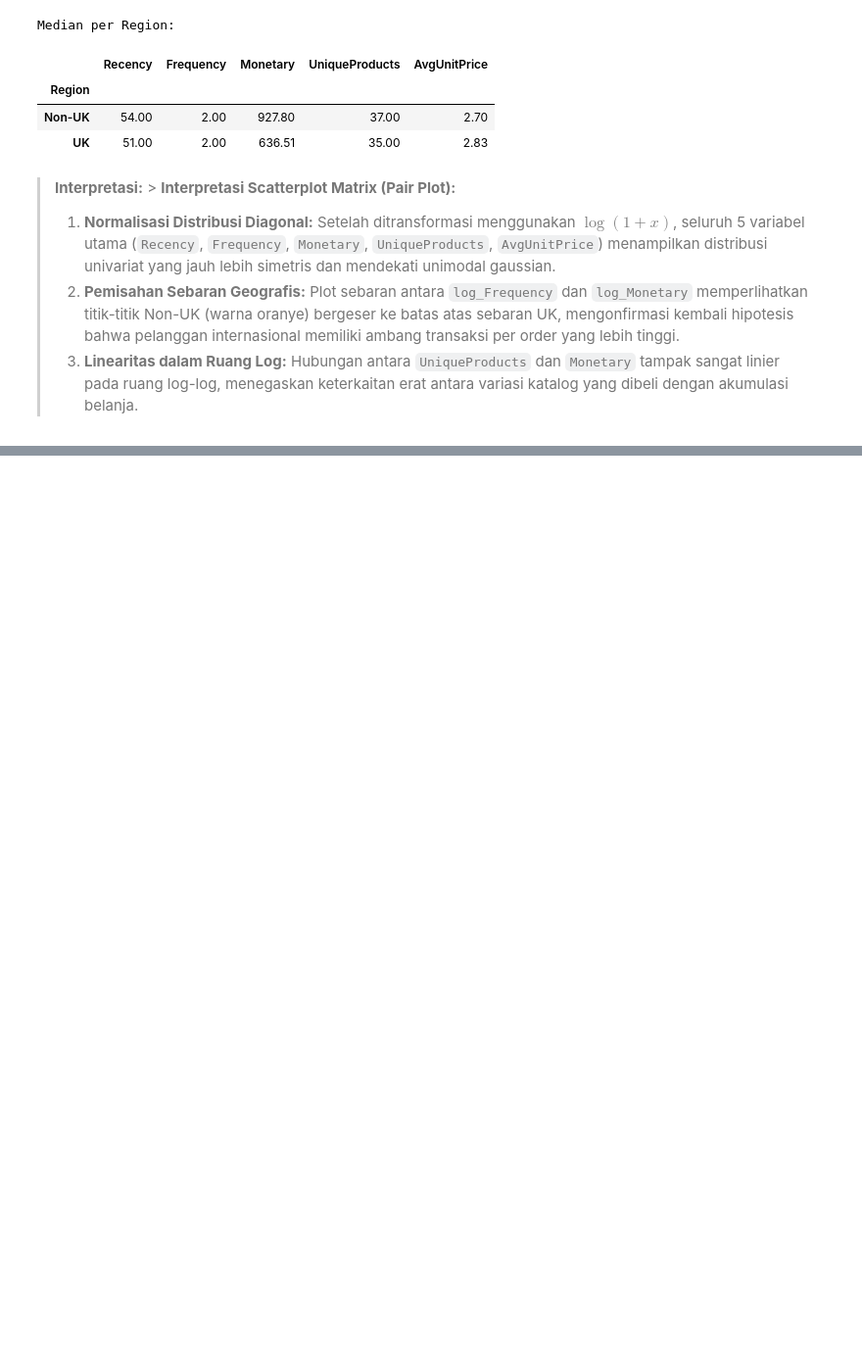
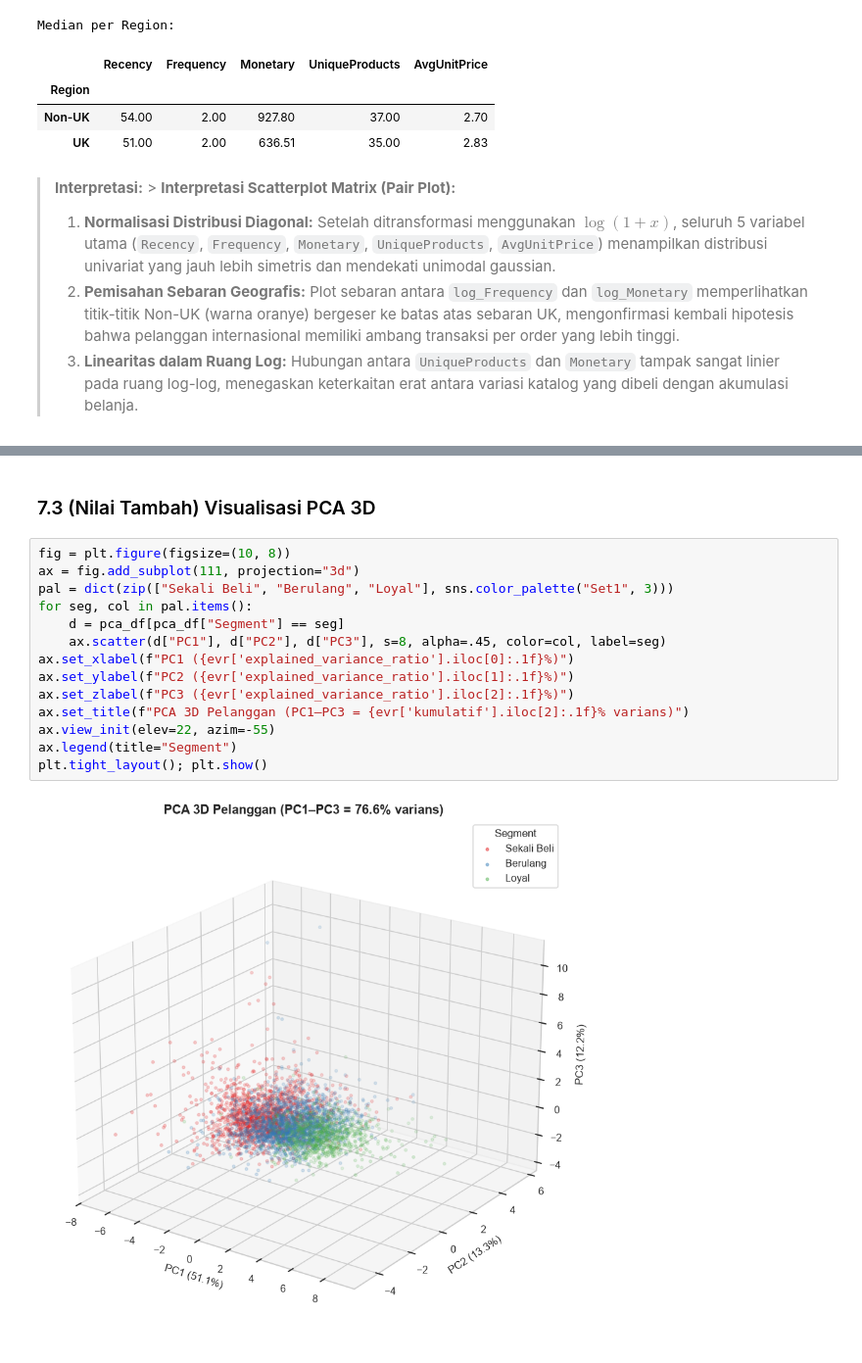
Before and after one commit to aulky/ml-visualisasidata-online-retail, a Jupyter notebook: Muhammad Aulia Muzzaki Nugraha_2311102051_TugasEDA.ipynb, the cells around one changed output, grey strips where cells are left out. Shown at 98% size. Saved outputs shown, nothing was run; the diff lists cells and outputs as text; blank space fills up the shorter version.

```diff
--- a/Muhammad Aulia Muzzaki Nugraha_2311102051_TugasEDA.ipynb
+++ b/Muhammad Aulia Muzzaki Nugraha_2311102051_TugasEDA.ipynb
@@ -1094,0 +1248,18 @@ Median per Region:
+# %% [markdown]
+### 7.3 (Nilai Tambah) Visualisasi PCA 3D
+# %%
+fig = plt.figure(figsize=(10, 8))
+ax = fig.add_subplot(111, projection="3d")
+pal = dict(zip(["Sekali Beli", "Berulang", "Loyal"], sns.color_palette("Set1", 3)))
+for seg, col in pal.items():
+    d = pca_df[pca_df["Segment"] == seg]
+    ax.scatter(d["PC1"], d["PC2"], d["PC3"], s=8, alpha=.45, color=col, label=seg)
+ax.set_xlabel(f"PC1 ({evr['explained_variance_ratio'].iloc[0]:.1f}%)")
+ax.set_ylabel(f"PC2 ({evr['explained_variance_ratio'].iloc[1]:.1f}%)")
+ax.set_zlabel(f"PC3 ({evr['explained_variance_ratio'].iloc[2]:.1f}%)")
+ax.set_title(f"PCA 3D Pelanggan (PC1–PC3 = {evr['kumulatif'].iloc[2]:.1f}% varians)")
+ax.view_init(elev=22, azim=-55)
+ax.legend(title="Segment")
+plt.tight_layout(); plt.show()
+# %% [output]
+[figure, added]
```
Also changed, not shown: parts of 14 cells of this notebook.
